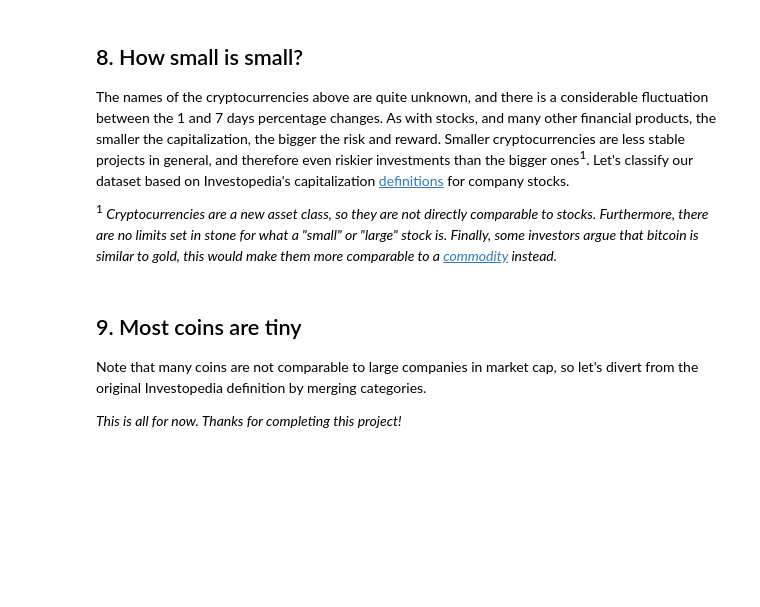
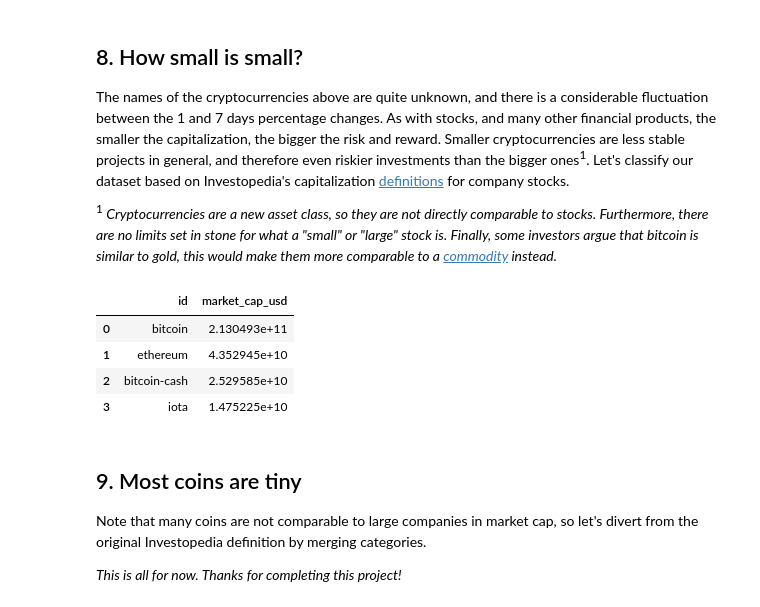
Before and after one commit to msmsk05/Portfolio, a Jupyter notebook: Exploring the Bitcoin Cryptocurrency Market/notebook.ipynb, the cells around one changed output. Saved outputs shown, nothing was run; the diff lists cells and outputs as text; code cells hidden in the pictures; blank space fills up the shorter version.

```diff
--- a/Exploring the Bitcoin Cryptocurrency Market/notebook.ipynb
+++ b/Exploring the Bitcoin Cryptocurrency Market/notebook.ipynb
@@ -164,10 +150,16 @@ fig, ax = top_subplot(volatility7d.percent_change_7d, WTITLE);
 <p><sup>1</sup> <em>Cryptocurrencies are a new asset class, so they are not directly comparable to stocks. Furthermore, there are no limits set in stone for what a "small" or "large" stock is. Finally, some investors argue that bitcoin is similar to gold, this would make them more comparable to a <a href="https://www.investopedia.com/terms/c/commodity.asp">commodity</a> instead.</em></p>
 # %%
 # Selecting everything bigger than 10 billion
-largecaps = ...
+largecaps = cap.query("market_cap_usd > 1E+10")
 
 # Printing out largecaps
-# ... YOUR CODE FOR TASK 9 ...
+largecaps
+# %% [output]
+|  | id | market_cap_usd |
+| 0 | bitcoin | 2.130493e+11 |
+| 1 | ethereum | 4.352945e+10 |
+| 2 | bitcoin-cash | 2.529585e+10 |
+| 3 | iota | 1.475225e+10 |
 # %% [markdown]
 ## 9. Most coins are tiny
 <p>Note that many coins are not comparable to large companies in market cap, so let's divert from the original Investopedia definition by merging categories.</p>
```
Also changed, not shown: parts of 3 cells of this notebook, 26 other files.
